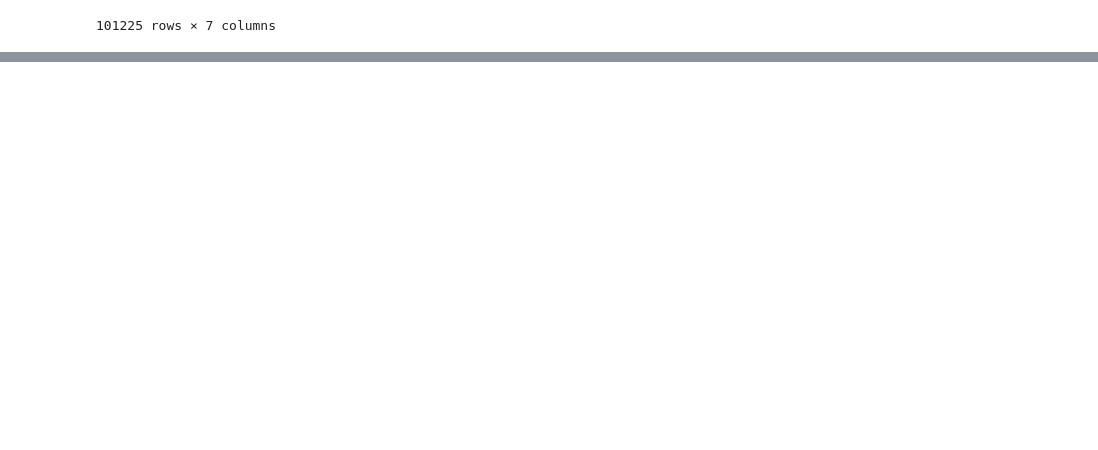
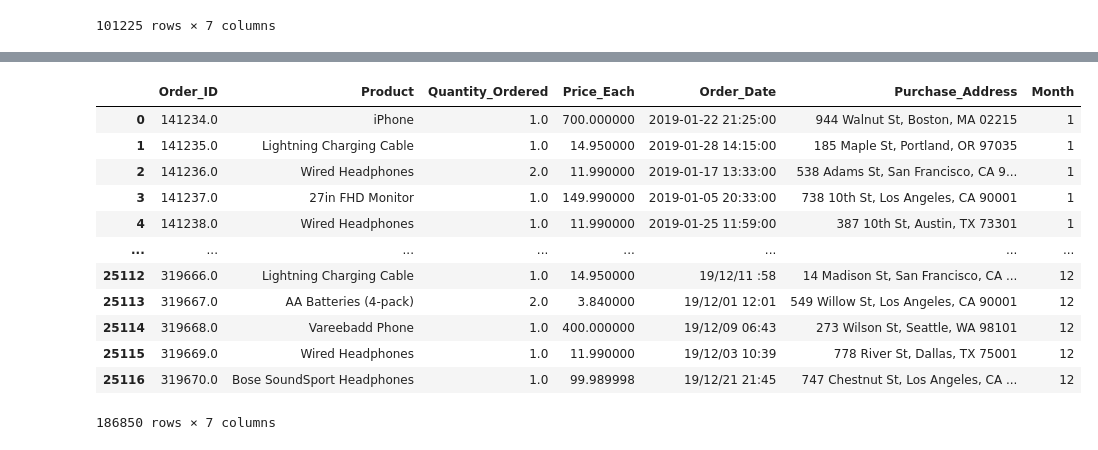
Before and after one commit to modelMaestroSolo/bi-insights, a Jupyter notebook: bi_insight.ipynb, the cells around one changed output, grey strips where cells are left out. Saved outputs shown, nothing was run; the diff lists cells and outputs as text; code cells hidden in the pictures; blank space fills up the shorter version.

```diff
--- a/bi_insight.ipynb
+++ b/bi_insight.ipynb
@@ -764,0 +783,18 @@ IndexingError: Unalignable boolean Series provided as indexer (index of the bool
+# %%
+# concantenate all the datasets
+df = pd.concat([merge_1,merge_2], axis=0)
+df
+# %% [output]
+|  | Order_ID | Product | Quantity_Ordered | Price_Each | Order_Date | Purchase_Address | Month |
+| 0 | 141234.0 | iPhone | 1.0 | 700.000000 | 2019-01-22 21:25:00 | 944 Walnut St, Boston, MA 02215 | 1 |
+| 1 | 141235.0 | Lightning Charging Cable | 1.0 | 14.950000 | 2019-01-28 14:15:00 | 185 Maple St, Portland, OR 97035 | 1 |
+| 2 | 141236.0 | Wired Headphones | 2.0 | 11.990000 | 2019-01-17 13:33:00 | 538 Adams St, San Francisco, CA 9... | 1 |
+| 3 | 141237.0 | 27in FHD Monitor | 1.0 | 149.990000 | 2019-01-05 20:33:00 | 738 10th St, Los Angeles, CA 90001 | 1 |
+| 4 | 141238.0 | Wired Headphones | 1.0 | 11.990000 | 2019-01-25 11:59:00 | 387 10th St, Austin, TX 73301 | 1 |
+| ... | ... | ... | ... | ... | ... | ... | ... |
+| 25112 | 319666.0 | Lightning Charging Cable | 1.0 | 14.950000 | 19/12/11 :58 | 14 Madison St, San Francisco, CA ... | 12 |
+| 25113 | 319667.0 | AA Batteries (4-pack) | 2.0 | 3.840000 | 19/12/01 12:01 | 549 Willow St, Los Angeles, CA 90001 | 12 |
+| 25114 | 319668.0 | Vareebadd Phone | 1.0 | 400.000000 | 19/12/09 06:43 | 273 Wilson St, Seattle, WA 98101 | 12 |
+| 25115 | 319669.0 | Wired Headphones | 1.0 | 11.990000 | 19/12/03 10:39 | 778 River St, Dallas, TX 75001 | 12 |
+| 25116 | 319670.0 | Bose SoundSport Headphones | 1.0 | 99.989998 | 19/12/21 21:45 | 747 Chestnut St, Los Angeles, CA ... | 12 |
+186850 rows × 7 columns
```
Also changed, not shown: parts of 29 cells of this notebook, 4 other files.
